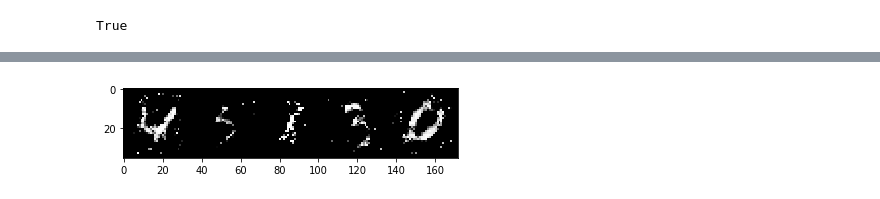
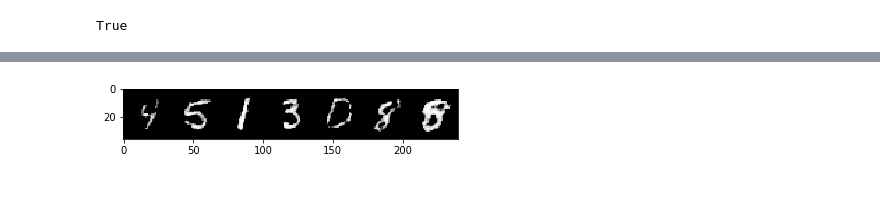
Before and after one commit to xtwxfxk/left5, a Jupyter notebook: pytorch/x_cnn_cgan.ipynb, the cells around one changed output, grey strips where cells are left out. Drawn from its saved outputs; the diff is of its cells as text; code cells hidden in the pictures.

```diff
--- a/pytorch/x_cnn_cgan.ipynb
+++ b/pytorch/x_cnn_cgan.ipynb
@@ -102,30 +109,42 @@ class Generator(nn.Module):
         self.fc = nn.Sequential(
             nn.Linear(inp_dim, np.prod(num_feature)),
 #             nn.Sigmoid(),
-        ) # b h*w
+        ) # b *num_feature  b 32 4 4
 
         self.upsample1 = nn.Sequential(
-            nn.BatchNorm2d(128),
-#             nn.ConvTranspose2d(128, 128, 3, 1, 0)
+#             nn.BatchNorm2d(128),
+            nn.ConvTranspose2d(32, 16, 4, 2, 1),
 #             nn.functional.interpolate(scale_factor=2),
-            nn.Upsample(scale_factor=2),
-            nn.Conv2d(128, 128, 3, padding=1),
-            nn.BatchNorm2d(128),
+#             nn.Upsample(scale_factor=2),
+#             nn.Conv2d(32, 16, 3, padding=1),
+            nn.BatchNorm2d(16),
             nn.LeakyReLU(.2, True),
-        ) # b 128 8 8
+#             nn.ReLU(True),
+        ) # b 16 8 8
 
         self.upsample2 = nn.Sequential(
 #             nn.functional.interpolate(scale_factor=2),
-            nn.Upsample(scale_factor=2),
-            nn.Conv2d(128, 64, 3, padding=1),
-            nn.BatchNorm2d(64),
+            nn.ConvTranspose2d(16, 8, 4, 2, 1),
+#             nn.Upsample(scale_factor=2),
+#             nn.Conv2d(16, 8, 3, padding=1),
+            nn.BatchNorm2d(8),
             nn.LeakyReLU(.2, True),
-        ) # b 64 16 16
+#             nn.ReLU(True),
+        ) # b 8 16 16
 
         self.upsample3 = nn.Sequential(
+            nn.ConvTranspose2d(8, 4, 4, 2, 1),
 #             nn.functional.interpolate(scale_factor=2),
-            nn.Upsample(scale_factor=2),
-            nn.Conv2d(64, 1, 3, padding=1, stride=1),
+#             nn.Upsample(scale_factor=2),
+#             nn.Conv2d(8, 4, 3, padding=1, stride=1),
+            nn.BatchNorm2d(4),
+            nn.LeakyReLU(.2, True),
+#             nn.ReLU(True),
+        ) # b 4 32 32
+
+        self.conv = nn.Sequential(
+#             nn.functional.interpolate(scale_factor=2),
+            nn.Conv2d(4, 1, 3, padding=1, stride=1),
             nn.Tanh(),
         ) # b 1 32 32
 
@@ -139,6 +158,7 @@ class Generator(nn.Module):
         outs = self.upsample1(outs)
         outs = self.upsample2(outs)
         outs = self.upsample3(outs)
+        outs = self.conv(outs)
 
         return outs
 # %%
@@ -254,11 +289,12 @@ writer.close()
 torch.save(D.state_dict(), './ser/cgan_discriminator.pt')
 torch.save(G.state_dict(), './ser/cgan_generator.pt')
 # %%
-l = torch.from_numpy(np.array([4,5,1,3,0])).cuda()
-z = torch.randn(5, z_dimension).to(device)
+words = np.array([4,5,1,3,0,8,8])
+l = torch.from_numpy(words).cuda()
+z = torch.randn(words.size, z_dimension).to(device)
 images = G(z, l)
 # save_image(images, 'xx.png')
 plt.imshow(Image.fromarray(make_grid(images).mul(255).clamp(0, 255).byte().permute(1, 2, 0).cpu().numpy()))
 plt.show()
 # %% [output]
-[figure, old version]
+[figure, new version]
```
Also changed, not shown: parts of 3 cells of this notebook, 3 other files.
